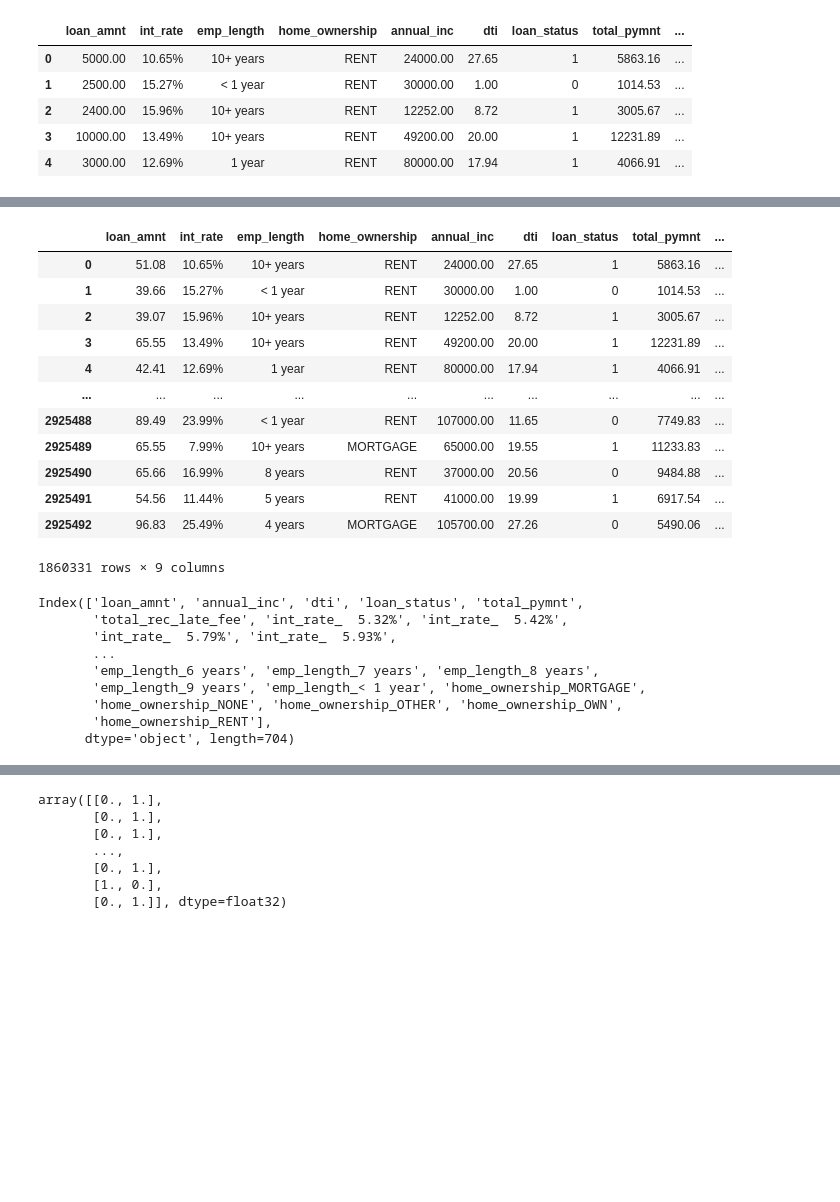
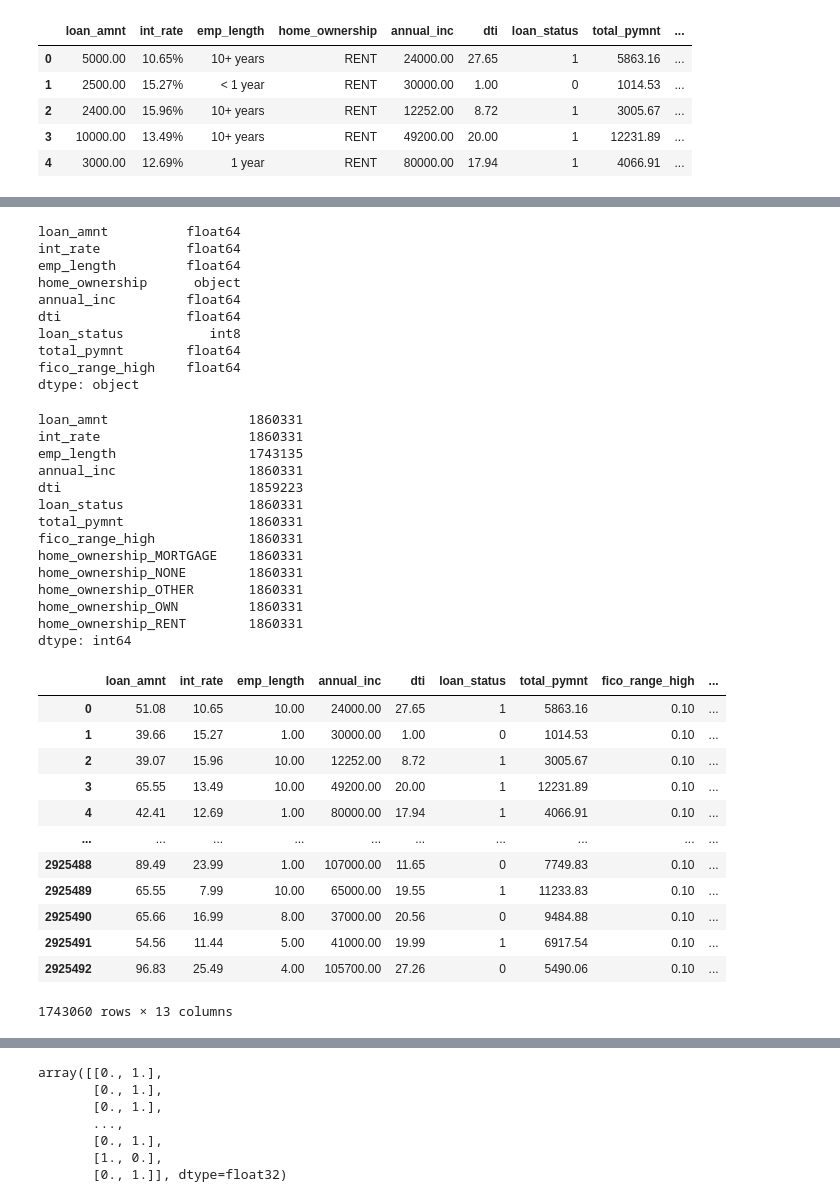
Before and after one commit to nt1983/final-project, a Jupyter notebook: load_data.ipynb, the cells around one changed output, grey strips where cells are left out. Saved outputs shown, nothing was run; the diff lists cells and outputs as text; code cells hidden in the pictures; blank space fills up the shorter version.

```diff
--- a/load_data.ipynb
+++ b/load_data.ipynb
@@ -364,7 +364,7 @@ sns.heatmap(df_LC.assign(status=df_LC.loan_status.astype('category').cat.codes,
 [figure]
 # %%
 #drop categories they don't provide any valuable info
-df_LC = df1.filter(['loan_amnt','int_rate','emp_length','home_ownership','annual_inc','dti','loan_status','total_pymnt','total_rec_late_fee'])
+df_LC = df1.filter(['loan_amnt','int_rate','emp_length','home_ownership','annual_inc','dti','loan_status','total_pymnt','fico_range_high'])
 # %%
 #printing the count and null values in the dataframe
 dflc_null = pd.DataFrame({'Count': df_LC.isnull().sum(), 'Percent': 100*df_LC.isnull().sum()/len(df_LC)})
@@ -424,0 +429,4 @@ for i in numerical:
+# %%
+df_LC['int_rate'] = df_LC['int_rate'].str.rstrip('%')
+df_LC['int_rate'] = df_LC['int_rate'].astype(float)
+df_LC.head()
@@ -424,0 +440,5 @@ for i in numerical:
+# %%
+df_LC['emp_length'] = df_LC['emp_length'].str.rstrip('<+ years')
+df_LC['emp_length'] = df_LC['emp_length'].str.replace('< 1', '1')
+df_LC['emp_length'] = df_LC['emp_length'].astype(float)
+df_LC.head()
@@ -425,35 +452,53 @@ for i in numerical:
 # %%
-df_LC
+df_LC.dtypes
 # %% [output]
-|  | loan_amnt | int_rate | emp_length | home_ownership | annual_inc | dti | loan_status | total_pymnt | ... |
-| 0 | 51.08 | 10.65% | 10+ years | RENT | 24000.00 | 27.65 | 1 | 5863.16 | ... |
-| 1 | 39.66 | 15.27% | < 1 year | RENT | 30000.00 | 1.00 | 0 | 1014.53 | ... |
-| 2 | 39.07 | 15.96% | 10+ years | RENT | 12252.00 | 8.72 | 1 | 3005.67 | ... |
-| 3 | 65.55 | 13.49% | 10+ years | RENT | 49200.00 | 20.00 | 1 | 12231.89 | ... |
-| 4 | 42.41 | 12.69% | 1 year | RENT | 80000.00 | 17.94 | 1 | 4066.91 | ... |
-| ... | ... | ... | ... | ... | ... | ... | ... | ... | ... |
-| 2925488 | 89.49 | 23.99% | < 1 year | RENT | 107000.00 | 11.65 | 0 | 7749.83 | ... |
-| 2925489 | 65.55 | 7.99% | 10+ years | MORTGAGE | 65000.00 | 19.55 | 1 | 11233.83 | ... |
-| 2925490 | 65.66 | 16.99% | 8 years | RENT | 37000.00 | 20.56 | 0 | 9484.88 | ... |
-| 2925491 | 54.56 | 11.44% | 5 years | RENT | 41000.00 | 19.99 | 1 | 6917.54 | ... |
-| 2925492 | 96.83 | 25.49% | 4 years | MORTGAGE | 105700.00 | 27.26 | 0 | 5490.06 | ... |
-1860331 rows × 9 columns
+loan_amnt          float64
+int_rate           float64
+emp_length         float64
+home_ownership      object
+annual_inc         float64
+dti                float64
+loan_status           int8
+total_pymnt        float64
+fico_range_high    float64
+dtype: object
 # %%
 #categorical variables for the analysis and the machne learning algorithms doesn't take categorical and string variables directly, we have to creat dummy variables for them
 # it would be wrong in our analysis since a lot of these variables have multiple categories. Just using weights can cause discrepencies in the algorithm. Instead, we will one hot encode these so that we have a 1 wherever that category turns up and 0 otherwise. This will also create seperate columns for each level of category. Also, we'll be dropping one of the categories so that we have N-1 columns instead of N.
 df_ml = pd.get_dummies(df_LC, drop_first=True)
 # %%
-df_ml.columns
+df_ml.count()
 # %% [output]
-Index(['loan_amnt', 'annual_inc', 'dti', 'loan_status', 'total_pymnt',
-       'total_rec_late_fee', 'int_rate_  5.32%', 'int_rate_  5.42%',
-       'int_rate_  5.79%', 'int_rate_  5.93%',
-       ...
-       'emp_length_6 years', 'emp_length_7 years', 'emp_length_8 years',
-       'emp_length_9 years', 'emp_length_< 1 year', 'home_ownership_MORTGAGE',
-       'home_ownership_NONE', 'home_ownership_OTHER', 'home_ownership_OWN',
-       'home_ownership_RENT'],
-      dtype='object', length=704)
+loan_amnt                  1860331
+int_rate                   1860331
+emp_length                 1743135
+annual_inc                 1860331
+dti                        1859223
+loan_status                1860331
+total_pymnt                1860331
+fico_range_high            1860331
+home_ownership_MORTGAGE    1860331
+home_ownership_NONE        1860331
+home_ownership_OTHER       1860331
+home_ownership_OWN         1860331
+home_ownership_RENT        1860331
+dtype: int64
+# %%
+df_ml.dropna()
+# %% [output]
+|  | loan_amnt | int_rate | emp_length | annual_inc | dti | loan_status | total_pymnt | fico_range_high | ... |
+| 0 | 51.08 | 10.65 | 10.00 | 24000.00 | 27.65 | 1 | 5863.16 | 0.10 | ... |
+| 1 | 39.66 | 15.27 | 1.00 | 30000.00 | 1.00 | 0 | 1014.53 | 0.10 | ... |
+| 2 | 39.07 | 15.96 | 10.00 | 12252.00 | 8.72 | 1 | 3005.67 | 0.10 | ... |
+| 3 | 65.55 | 13.49 | 10.00 | 49200.00 | 20.00 | 1 | 12231.89 | 0.10 | ... |
+| 4 | 42.41 | 12.69 | 1.00 | 80000.00 | 17.94 | 1 | 4066.91 | 0.10 | ... |
+| ... | ... | ... | ... | ... | ... | ... | ... | ... | ... |
+| 2925488 | 89.49 | 23.99 | 1.00 | 107000.00 | 11.65 | 0 | 7749.83 | 0.10 | ... |
+| 2925489 | 65.55 | 7.99 | 10.00 | 65000.00 | 19.55 | 1 | 11233.83 | 0.10 | ... |
+| 2925490 | 65.66 | 16.99 | 8.00 | 37000.00 | 20.56 | 0 | 9484.88 | 0.10 | ... |
+| 2925491 | 54.56 | 11.44 | 5.00 | 41000.00 | 19.99 | 1 | 6917.54 | 0.10 | ... |
+| 2925492 | 96.83 | 25.49 | 4.00 | 105700.00 | 27.26 | 0 | 5490.06 | 0.10 | ... |
+1743060 rows × 13 columns
 # %%
 # Set features. This will also be used as your x values.
 X = df_ml.drop("loan_status", axis=1)
```
Also changed, not shown: parts of 22 cells of this notebook.
